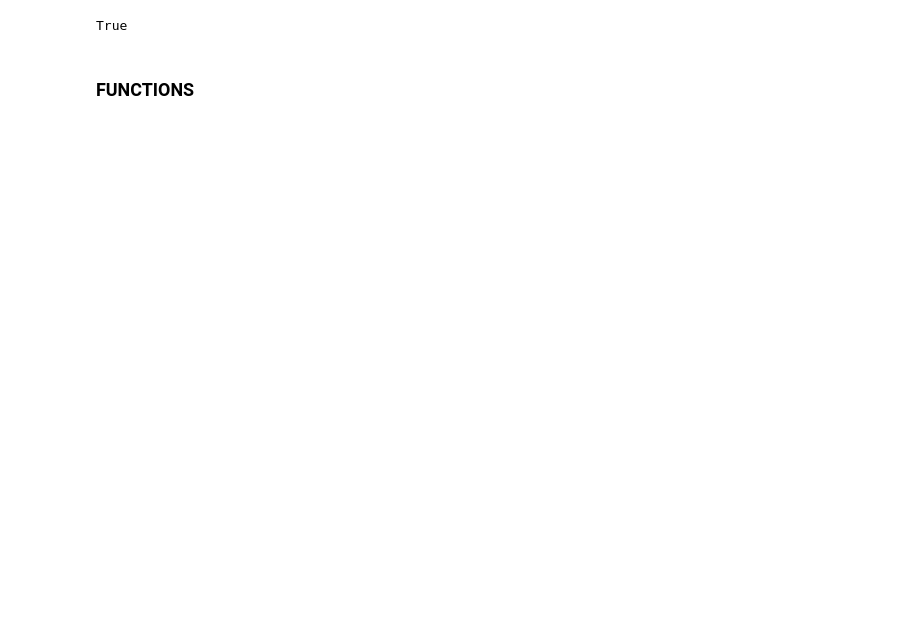
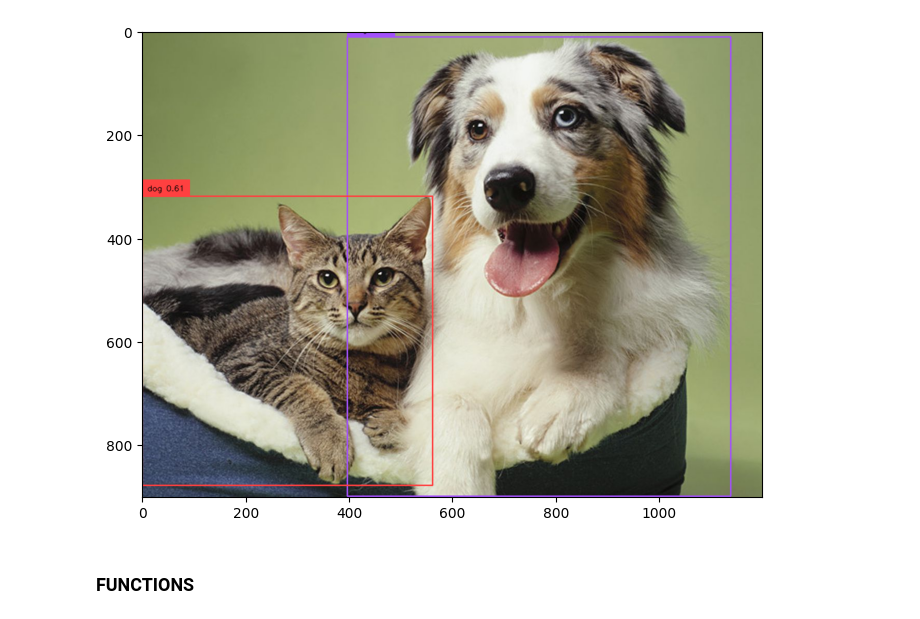
Before and after one commit to niros1/tracker, a Jupyter notebook: playground.ipynb, the cells around one changed output. Saved outputs shown, nothing was run; the diff lists cells and outputs as text; code cells hidden in the pictures; blank space fills up the shorter version.

```diff
--- a/playground.ipynb
+++ b/playground.ipynb
@@ -30,19 +34,20 @@ cv2.imwrite("annotated_image.jpg", annotated_frame)
 # %%
 image_source, image = load_image(IMAGE_PATH)
 
 boxes, logits, phrases = predict(
     model=model,
     image=image,
     caption=TEXT_PROMPT,
     box_threshold=BOX_TRESHOLD,
     text_threshold=TEXT_TRESHOLD
 )
 
 annotated_frame = annotate(image_source=image_source, boxes=boxes, logits=logits, phrases=phrases)
 
-cv2.imwrite("annotated_image.jpg", annotated_frame)
+# cv2.imwrite("annotated_image.jpg", annotated_frame)
+plot_image(annotated_frame, 8)
 # %% [output]
-True
+[figure, added]
 # %%
 !pip install opencv-python
 # %% [markdown]
```
Also changed, not shown: parts of 10 cells of this notebook.
